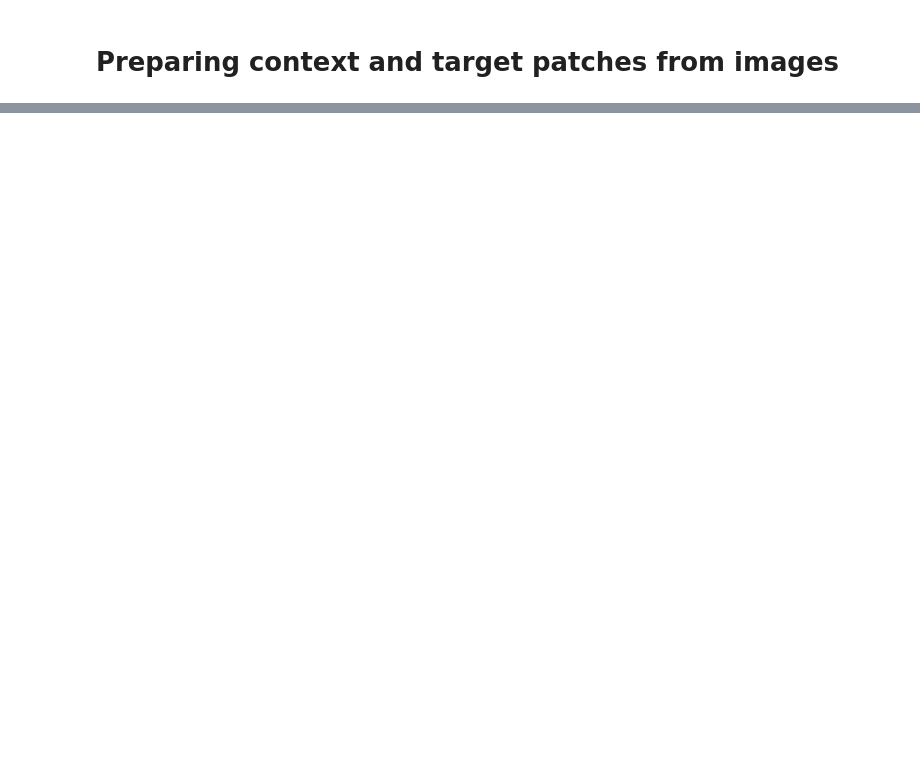
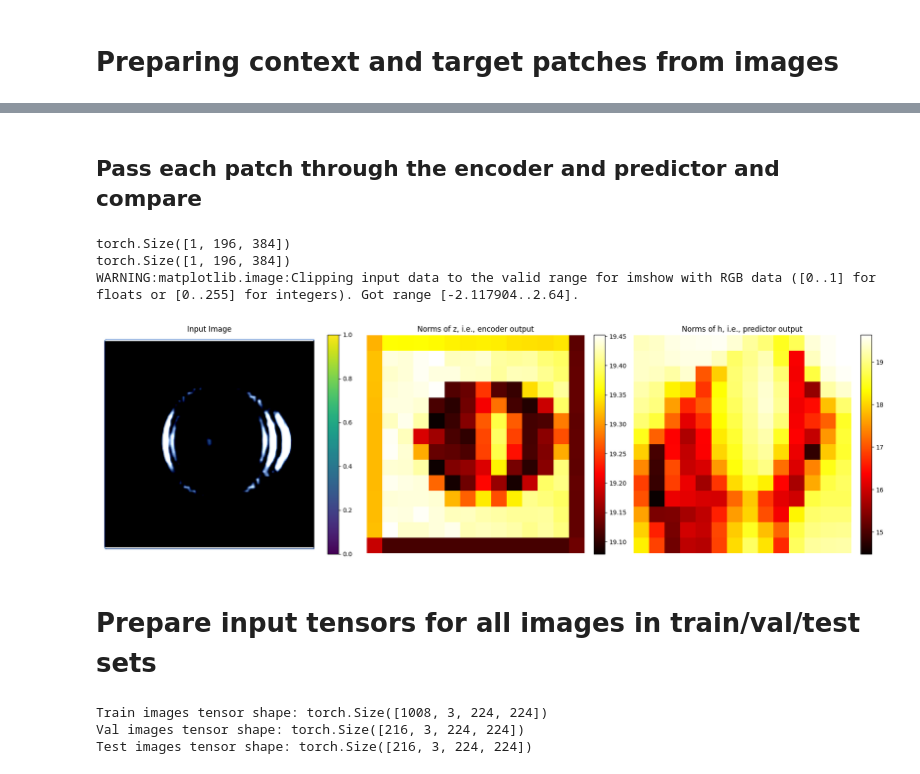
Before and after one commit to PratikDash23/ijepa, a Jupyter notebook: mlp_decoder/simUS_classifier.ipynb, the cells around one changed output, grey strips where cells are left out. Cells and saved outputs as stored; diff of their text form; code cells hidden in the pictures; blank space fills up the shorter version.

```diff
--- a/mlp_decoder/simUS_classifier.ipynb
+++ b/mlp_decoder/simUS_classifier.ipynb
@@ -237,0 +175,79 @@ print(f"Training complete in {elapsed/60:.2f} minutes.")
+# %% [markdown]
+## Pass each patch through the encoder and predictor and compare
+# %%
+# Cell 5: Get encoder and predictor outputs, visualize norms as heatmaps
+
+# Get encoder and predictor outputs for all patches
+with torch.no_grad():
+    z = encoder(input_tensor, context_indices)  # [1, 196, emb_dim]
+    h = predictor(z, context_indices, target_indices)  # [1, 196, emb_dim]
+
+print(z.shape)  # [1, 196, emb_dim]
+print(h.shape)  # [1, 196, emb_dim]
+
+def display_norms_as_heatmap(z, h):
+    z_norms = torch.norm(z, dim=-1).squeeze().cpu().numpy()  # [196]
+    h_norms = torch.norm(h, dim=-1).squeeze().cpu().numpy()  # [196]
+
+    fig, axs = plt.subplots(1, 3, figsize=(18, 6))
+
+    im0 = axs[0].imshow(input_tensor.squeeze(0).permute(1, 2, 0).cpu().numpy())
+    axs[0].set_title('Input Image')
+    axs[0].axis('off')
+    fig.colorbar(im0, ax=axs[0], fraction=0.046, pad=0.04)
+
+    im1 = axs[1].imshow(z_norms.reshape(14, 14), cmap='hot', interpolation='nearest')
+    axs[1].set_title('Norms of z, i.e., encoder output')
+    axs[1].axis('off')
+    fig.colorbar(im1, ax=axs[1], fraction=0.046, pad=0.04)
+
+    im2 = axs[2].imshow(h_norms.reshape(14, 14), cmap='hot', interpolation='nearest')
+    axs[2].set_title('Norms of h, i.e., predictor output')
+    axs[2].axis('off')
+    fig.colorbar(im2, ax=axs[2], fraction=0.046, pad=0.04)
+
+    plt.tight_layout()
+    plt.show()
+
+# Usage:
+display_norms_as_heatmap(z, h)
+# %% [output]
+torch.Size([1, 196, 384])
+torch.Size([1, 196, 384])
+WARNING:matplotlib.image:Clipping input data to the valid range for imshow with RGB data ([0..1] for floats or [0..255] for integers). Got range [-2.117904..2.64].
+[figure, added]
+# %% [markdown]
+# Prepare input tensors for all images in train/val/test sets
+# %%
+# Cell 6: Prepare the images from the datasets
+
+train_dir = r'..\dataset\dataset_DATE_2025_06_18_TIME_04_44_49\train\class0'
+val_dir = r'..\dataset\dataset_DATE_2025_06_18_TIME_04_44_49\val\class0'
+test_dir = r'..\dataset\dataset_DATE_2025_06_18_TIME_04_44_49\test\class0'
+
+import glob
+
+train_images = glob.glob(os.path.join(train_dir, '*.png'))
+val_images = glob.glob(os.path.join(val_dir, '*.png'))
+test_images = glob.glob(os.path.join(test_dir, '*.png'))
+
+# load all images for each into a tensor
+def load_images(image_paths, transform):
+    # List comprehension for fast loading and transformation
+    images = [transform(Image.open(p).convert("RGB")) for p in image_paths]
+    # Stack into a single tensor of shape [N, C, H, W]
+    return torch.stack(images, dim=0)
+
+# load the images
+train_images_tensor = load_images(train_images, transform).to(device)
+val_images_tensor = load_images(val_images, transform).to(device)
+test_images_tensor = load_images(test_images, transform).to(device)
+
+# Print shapes to verify
+print(f"Train images tensor shape: {train_images_tensor.shape}")  # [N, C, H, W]
+print(f"Val images tensor shape: {val_images_tensor.shape}")      # [N, C, H, W]
+print(f"Test images tensor shape: {test_images_tensor.shape}")    # [N, C, H, W]
+# %% [output]
+Train images tensor shape: torch.Size([1008, 3, 224, 224])
+Val images tensor shape: torch.Size([216, 3, 224, 224])
+Test images tensor shape: torch.Size([216, 3, 224, 224])
```
Also changed, not shown: parts of 19 cells of this notebook.
